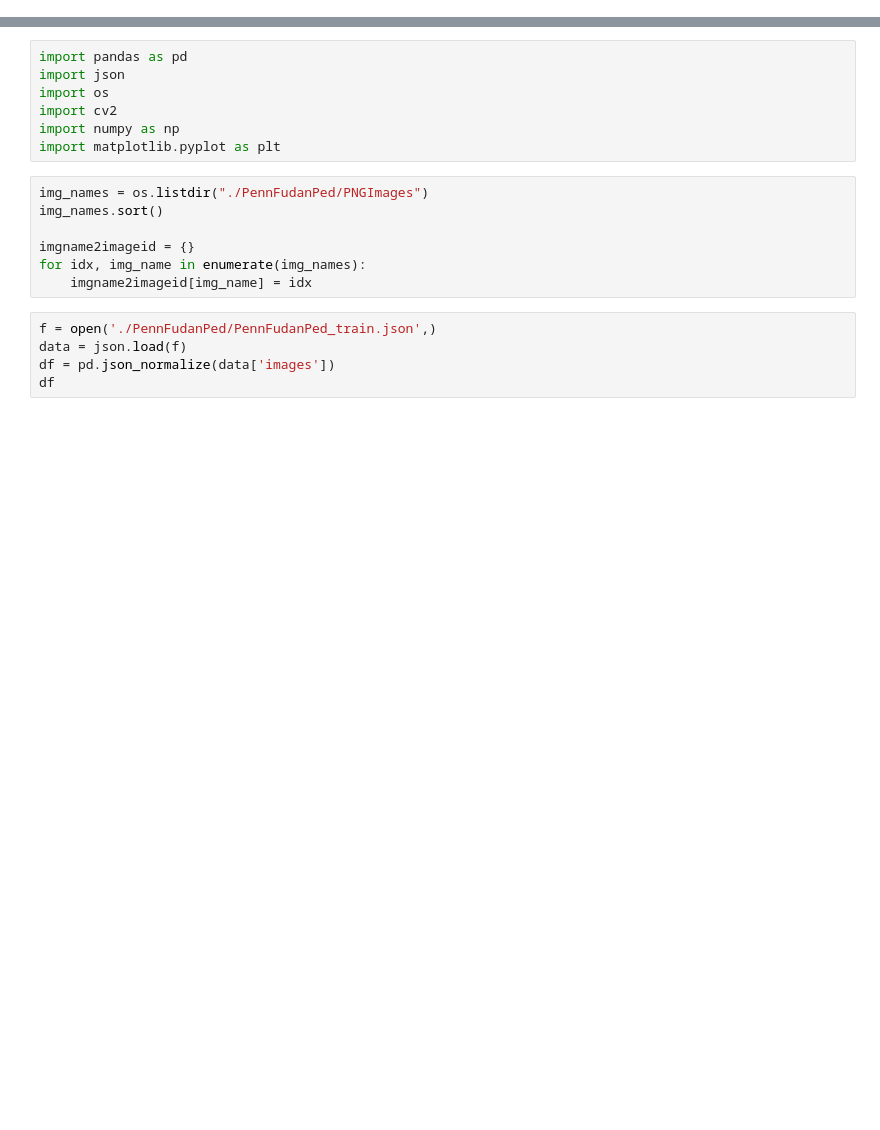
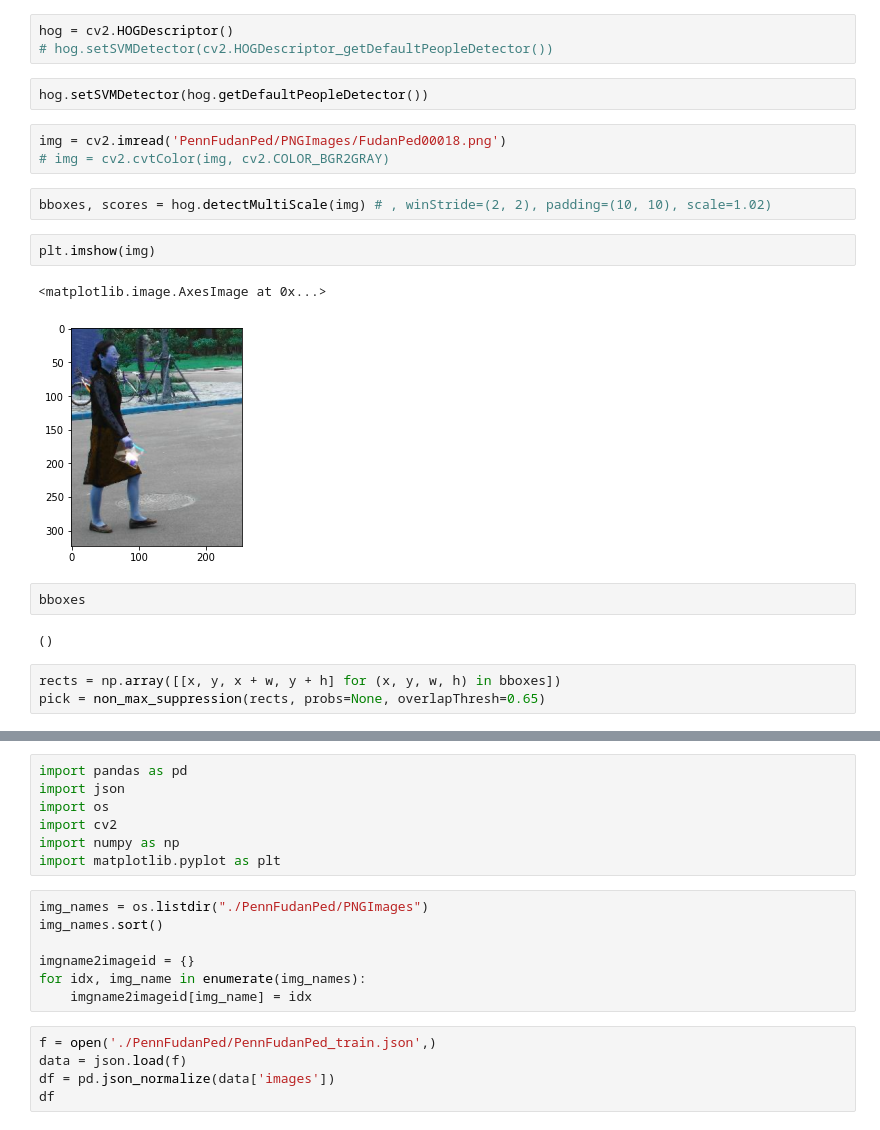
Before and after one commit to aditi184/PedestrianDetection, a Jupyter notebook: notebook.ipynb, the cells around one changed output, grey strips where cells are left out. Saved outputs shown, nothing was run; the diff lists cells and outputs as text; blank space fills up the shorter version.

```diff
--- a/notebook.ipynb
+++ b/notebook.ipynb
@@ -0,0 +29,22 @@
+# %%
+hog = cv2.HOGDescriptor()
+# hog.setSVMDetector(cv2.HOGDescriptor_getDefaultPeopleDetector())
+# %%
+hog.setSVMDetector(hog.getDefaultPeopleDetector())
+# %%
+img = cv2.imread('PennFudanPed/PNGImages/FudanPed00018.png')
+# img = cv2.cvtColor(img, cv2.COLOR_BGR2GRAY)
+# %%
+bboxes, scores = hog.detectMultiScale(img) # , winStride=(2, 2), padding=(10, 10), scale=1.02)
+# %%
+plt.imshow(img)
+# %% [output]
+<matplotlib.image.AxesImage at 0x...>
+[figure, added]
+# %%
+bboxes
+# %% [output]
+()
+# %%
+rects = np.array([[x, y, x + w, y + h] for (x, y, w, h) in bboxes])
+pick = non_max_suppression(rects, probs=None, overlapThresh=0.65)
```
Also changed, not shown: parts of 19 cells of this notebook, 1 other file.
